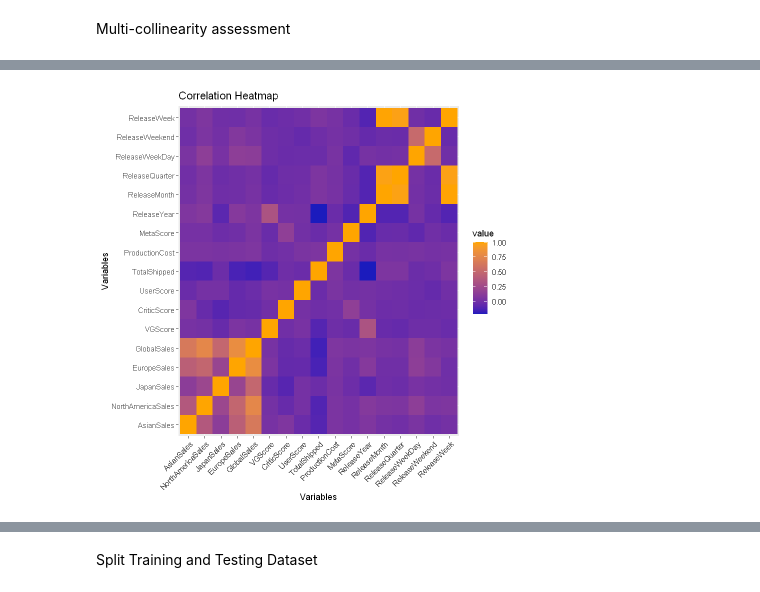
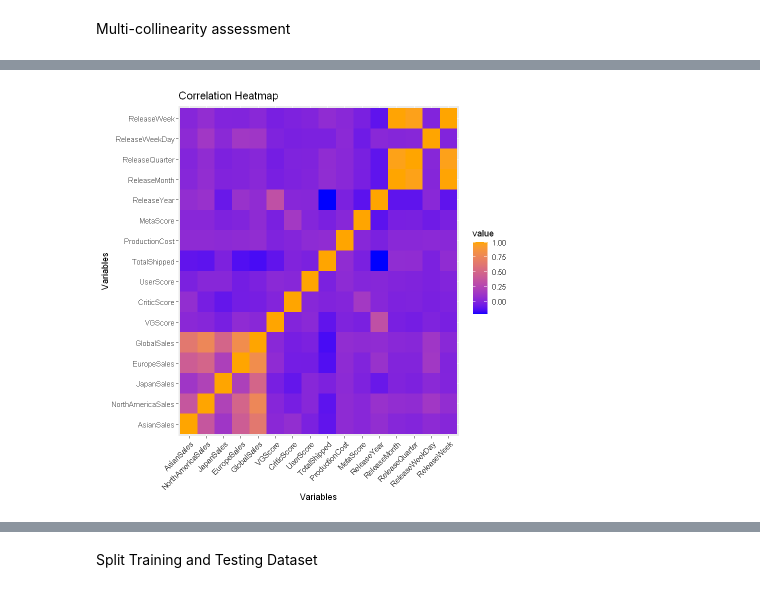
Before and after one commit to wd686/EBAC, a Jupyter notebook: dataProcessing/revenuePredictor_dataset2.ipynb, the cells around one changed output, grey strips where cells are left out. Cells and saved outputs as stored; diff of their text form; code cells hidden in the pictures.

```diff
--- a/dataProcessing/revenuePredictor_dataset2.ipynb
+++ b/dataProcessing/revenuePredictor_dataset2.ipynb
@@ -149,7 +150,7 @@ data <- data %>%
     NoOfPlayers = as.factor(NoOfPlayers),
     ReleaseWeekend = as.factor(ReleaseWeekend),
     EndOfMonth = as.factor(EndOfMonth),
-    ReleaseWeekend = as.numeric(ReleaseWeekend),
+    ReleaseWeekend = as.factor(ReleaseWeekend),
     MetaScore = as.numeric(MetaScore),
     AvgUserScore = as.numeric (AvgUserScore),
     ReleaseDate = as.Date(ReleaseDate)
@@ -214,7 +209,7 @@ data <- data %>%
     NoOfPlayers = as.factor(NoOfPlayers),
     ReleaseWeekend = as.factor(ReleaseWeekend),
     EndOfMonth = as.factor(EndOfMonth),
-    ReleaseWeekend = as.integer(ReleaseWeekend),
+    ReleaseWeekend = as.factor(ReleaseWeekend),
     MetaScore = as.numeric(MetaScore),
     AvgUserScore = as.numeric (AvgUserScore),
     ReleaseDate = as.Date(ReleaseDate)
@@ -710,7 +705,7 @@ Multi-collinearity assessment
 # Extract the numerical predictor variables from your data
 numerical <- data[, c("AsianSales", "NorthAmericaSales", "JapanSales", "EuropeSales", "GlobalSales",
                     "VGScore", "CriticScore", "UserScore", "TotalShipped", "ProductionCost",
-                    "MetaScore", "ReleaseYear", "ReleaseMonth", "ReleaseQuarter", "ReleaseWeekDay", "ReleaseWeekend", "ReleaseWeek")]
+                    "MetaScore", "ReleaseYear", "ReleaseMonth", "ReleaseQuarter", "ReleaseWeekDay", "ReleaseWeek")]
 
 # Identify collinear variables
 cor_matrix <- cor(numerical)
@@ -738,13 +732,13 @@ A matrix: 17 × 17 of type dbl
 # %%
 # Reshape the correlation matrix for plotting
 cor_melted <- melt(cor_matrix)
 
 # Plotting the heatmap using ggplot
 ggplot(cor_melted, aes(Var1, Var2, fill = value)) +
   geom_tile() +
-  scale_fill_gradient(low = "#1b1bbd", high = "orange") +
+  scale_fill_gradient(low = "blue", high = "orange") +
   labs(title = "Correlation Heatmap", x = "Variables", y = "Variables") +
   theme(axis.text.x = element_text(angle = 45, hjust = 1))
 # %% [output]
-[figure, old version]
+[figure, new version]
 # %%
```
Also changed, not shown: parts of 32 cells of this notebook, 1 other file.
